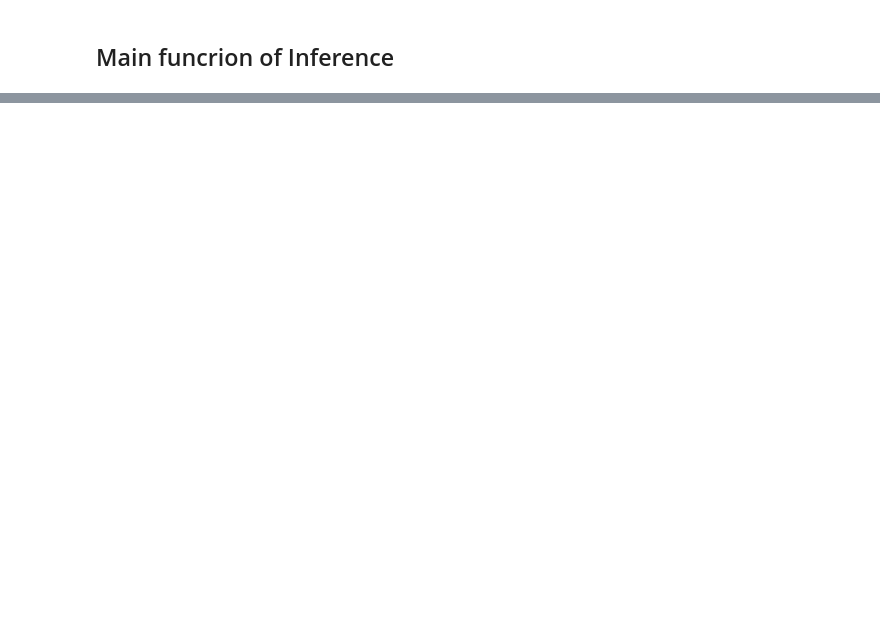
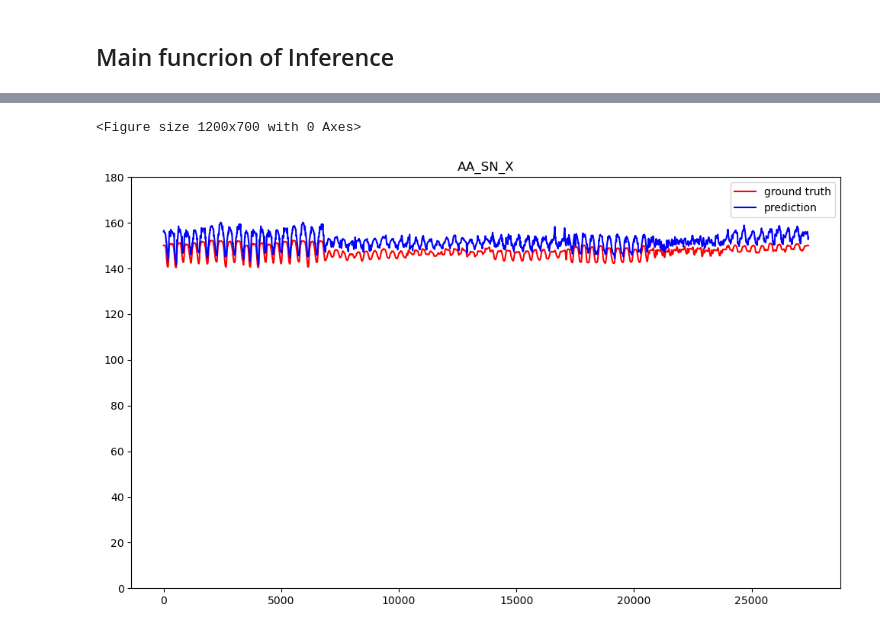
Before and after one commit to CSUHYD/ShoulderSensor, a Jupyter notebook: train_reconstraction.ipynb, the cells around one changed output, grey strips where cells are left out. Saved outputs shown, nothing was run; the diff lists cells and outputs as text; code cells hidden in the pictures; blank space fills up the shorter version.

Commit message:
add inference

```diff
--- a/train_reconstraction.ipynb
+++ b/train_reconstraction.ipynb
@@ -523,63 +479,93 @@ import json
 import csv
 from pathlib import Path
 from tqdm.notebook import tqdm
-
-import torch
-from torch.utils.data import DataLoader
+from matplotlib.pyplot import figure
+import matplotlib.pyplot as plt
 
 def parse_args():
     """arguments"""
     config = {
-    "data_dir": "./Dataset",
-    "model_path": "./model.ckpt",
-    "output_path": "./output.csv",
+    "data_dir": "./data",
+    "model_path": "./model/model.ckpt",
+    "output_path": "./result/output.csv",
+    "window_length": 120,
+    "d_model": 80,
+    "seq_len": 120,
+    "dropout": 0.0,
     }
 
     return config
 
 
 def main(
-  data_dir,
-  model_path,
-  output_path,
+    data_dir,
+    model_path,
+    window_length,
+    output_path,
+    d_model,
+    seq_len,
+    dropout
 ):
     """Main function."""
     device = torch.device("cuda" if torch.cuda.is_available() else "cpu")
     print(f"[Info]: Use {device} now!")
 
-    mapping_path = Path(data_dir) / "mapping.json"
-    mapping = json.load(mapping_path.open())
+    dataset = Sensor2AngleDataset(data_dir, window_length)
 
-    dataset = InferenceDataset(data_dir)
     dataloader = DataLoader(
     dataset,
     batch_size=1,
     shuffle=False,
     drop_last=False,
-    num_workers=8,
-    collate_fn=inference_collate_batch,
+    num_workers=0,
+    collate_fn=collate_batch,
     )
+
     print(f"[Info]: Finish loading data!",flush = True)
 
-    speaker_num = len(mapping["id2speaker"])
-    model = Classifier(n_spks=speaker_num).to(device)
-    model.load_state_dict(torch.load(model_path))
+    model = Attention(d_model, seq_len, dropout).to(device)
+    model.load_state_dict(torch.load(model_path, map_location=torch.device('cpu')))
     model.eval()
     print(f"[Info]: Finish creating model!",flush = True)
 
-    results = [["Id", "Category"]]
-    for feat_paths, mels in tqdm(dataloader):
+    results = [["Label", "Preds"]]
+    angles_list = []
+    preds_list = []
+    for sensor, angle in tqdm(dataloader):
         with torch.no_grad():
-            mels = mels.to(device)
-            outs = model(mels)
-            preds = outs.argmax(1).cpu().numpy()
-            for feat_path, pred in zip(feat_paths, preds):
-                results.append([feat_path, mapping["id2speaker"][str(pred)]])
+            sensor = sensor.to(device)
+            outs = model(sensor)
+            preds = outs
+            results.append([angle.numpy(), preds.numpy()])
+            angles_list.append(angle.numpy())
+            preds_list.append(preds.numpy())
 
     with open(output_path, 'w', newline='') as csvfile:
         writer = csv.writer(csvfile)
         writer.writerows(results)
+        print(f"[Info]: Finish save results!",flush = True)
 
+    # visualization
+    preds_list = np.array(preds_list).squeeze()
+    angles_list = np.array(angles_list).squeeze()
+    visualize_result(angles_list, preds_list)
+
+
+def visualize_result(label, predict):
+    for i in range(6):
+        figure(figsize=(12, 7), dpi=100)
+    #     if label_names[i] in ['AA_SN_X', 'AA_SN_Z']:
+    #         label[:,i] = 180 - label[:,i]
+    #         predict[:,i] = 180 - predict[:,i]
+        plt.plot(label[:,i], color='r', label='ground truth')
+        plt.plot(predict[:,i], color='b', label='prediction')
+        plt.title(label_names[i])
+        axes = plt.gca()
+        axes.set_ylim([0,180])
+        plt.legend()
+        plt.savefig(f'result/test/trainDataset{label_names[i]}.png')
+    plt.show()
 
 if __name__ == "__main__":
     main(**parse_args())
+# %% [output]
@@ -585,0 +578,2 @@ if __name__ == "__main__":
+<Figure size 1200x700 with 0 Axes>
+[figure, added]
```
Also changed, not shown: parts of 5 cells of this notebook, 8 other files.
